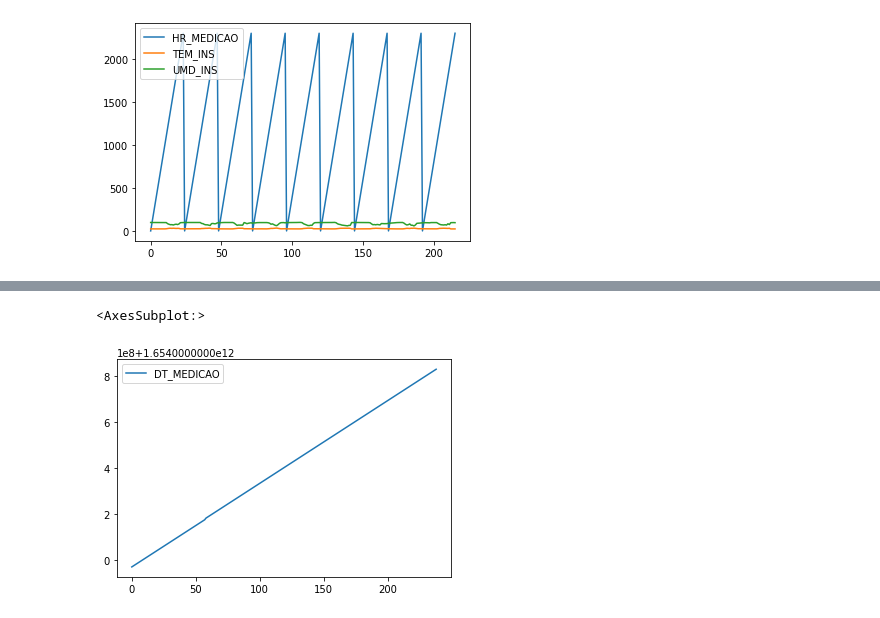
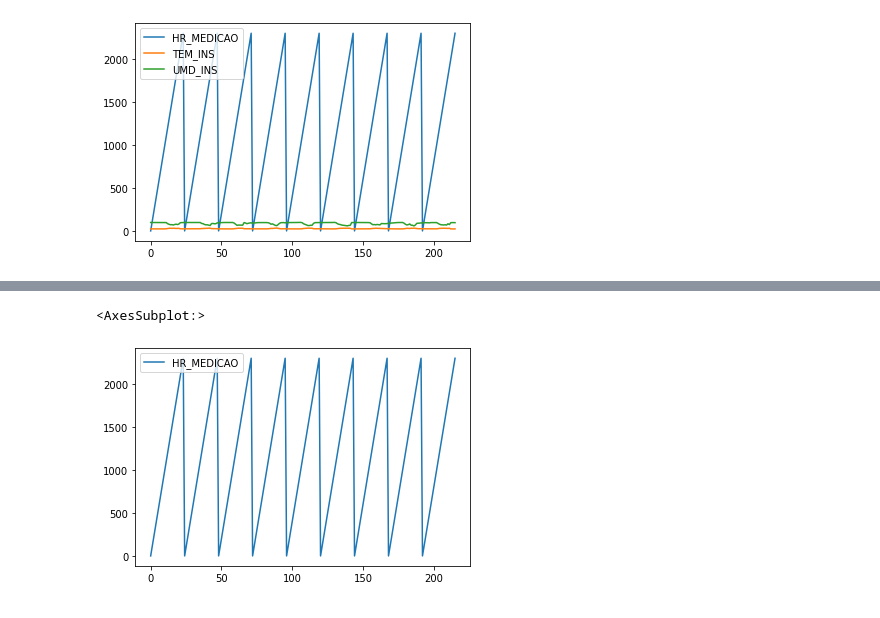
Before and after one commit to garoa-startup/analis_dos_dados, a Jupyter notebook: Recuperando_dados_TB.ipynb, the cells around one changed output, grey strips where cells are left out. Cells and saved outputs as stored; diff of their text form; code cells hidden in the pictures.

```diff
--- a/Recuperando_dados_TB.ipynb
+++ b/Recuperando_dados_TB.ipynb
@@ -156,0 +158,3 @@ Name: DT_MEDICAO, Length: 239, dtype: int64
+# %%
+dadao_Garoa = data_D
+dadao_Garoa[['TEM_INS', 'UMD_INS']] = series_df[['TEM_INS', 'UMD_INS']]
@@ -179,0 +233,10 @@ dados_inmet.plot()
+# %%
+dadao_Garoa = dadao_Garoa.iloc[20:,:].copy()
+dadao_Garoa = dadao_Garoa.iloc[:-2,:].copy()
+# %%
+dadao_Garoa = dadao_Garoa.reset_index()
+# %%
+garoa = pd.DataFrame({'HR_MEDICAO':dados_inmet["HR_MEDICAO"]})
+garoa['DT_MEDICAO'] = pd.DataFrame({'DT_MEDICAO':dados_inmet["DT_MEDICAO"]})
+garoa[['TEM_INS','UMD_INS']] = dadao_Garoa[['TEM_INS','UMD_INS']]
+garoa
@@ -180,5 +275,5 @@ dados_inmet.plot()
 # %%
-series_df.plot()
+garoa.plot()
 # %% [output]
 <AxesSubplot:>
-[figure, old version]
+[figure, new version]
```
Also changed, not shown: parts of 11 cells of this notebook, 4 other files.
